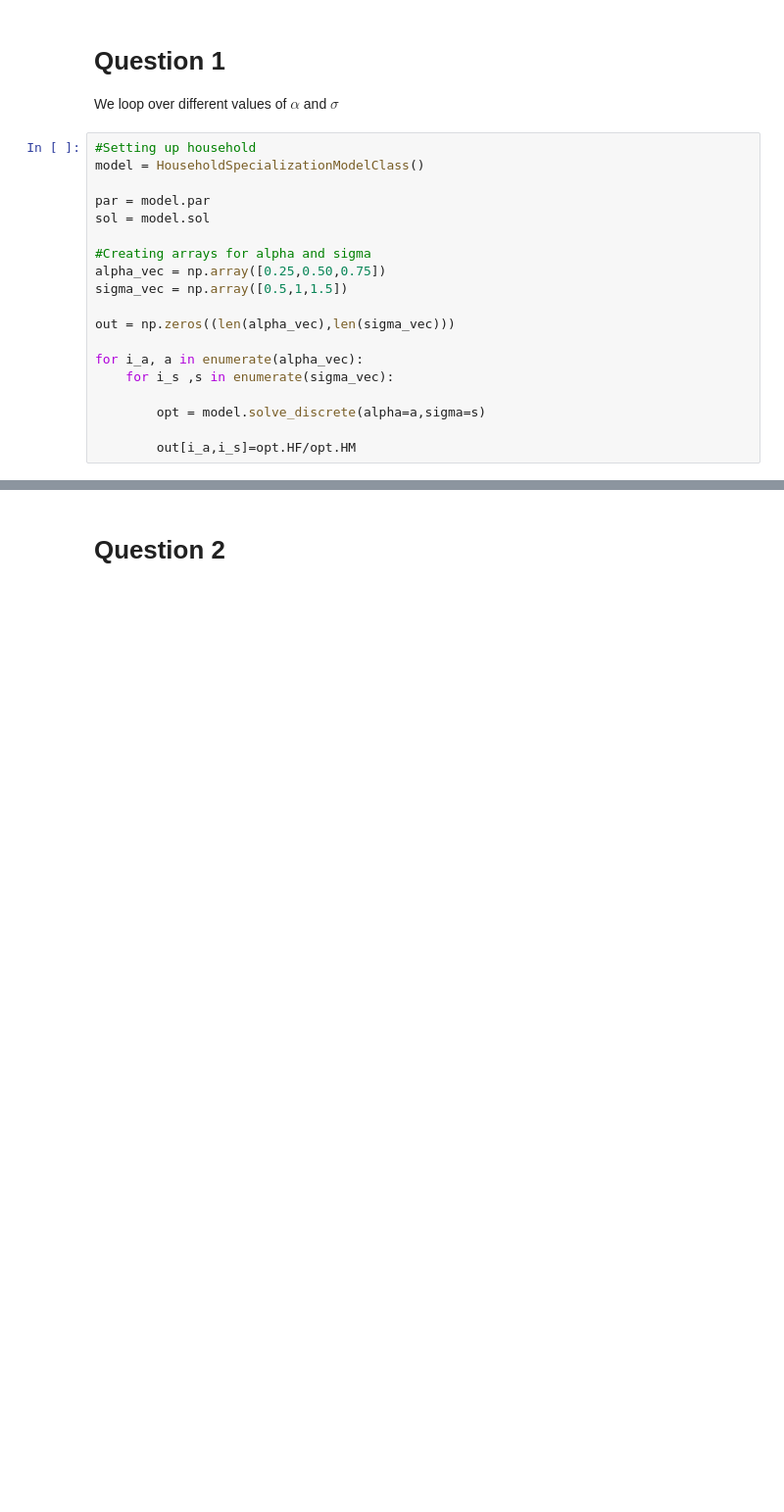
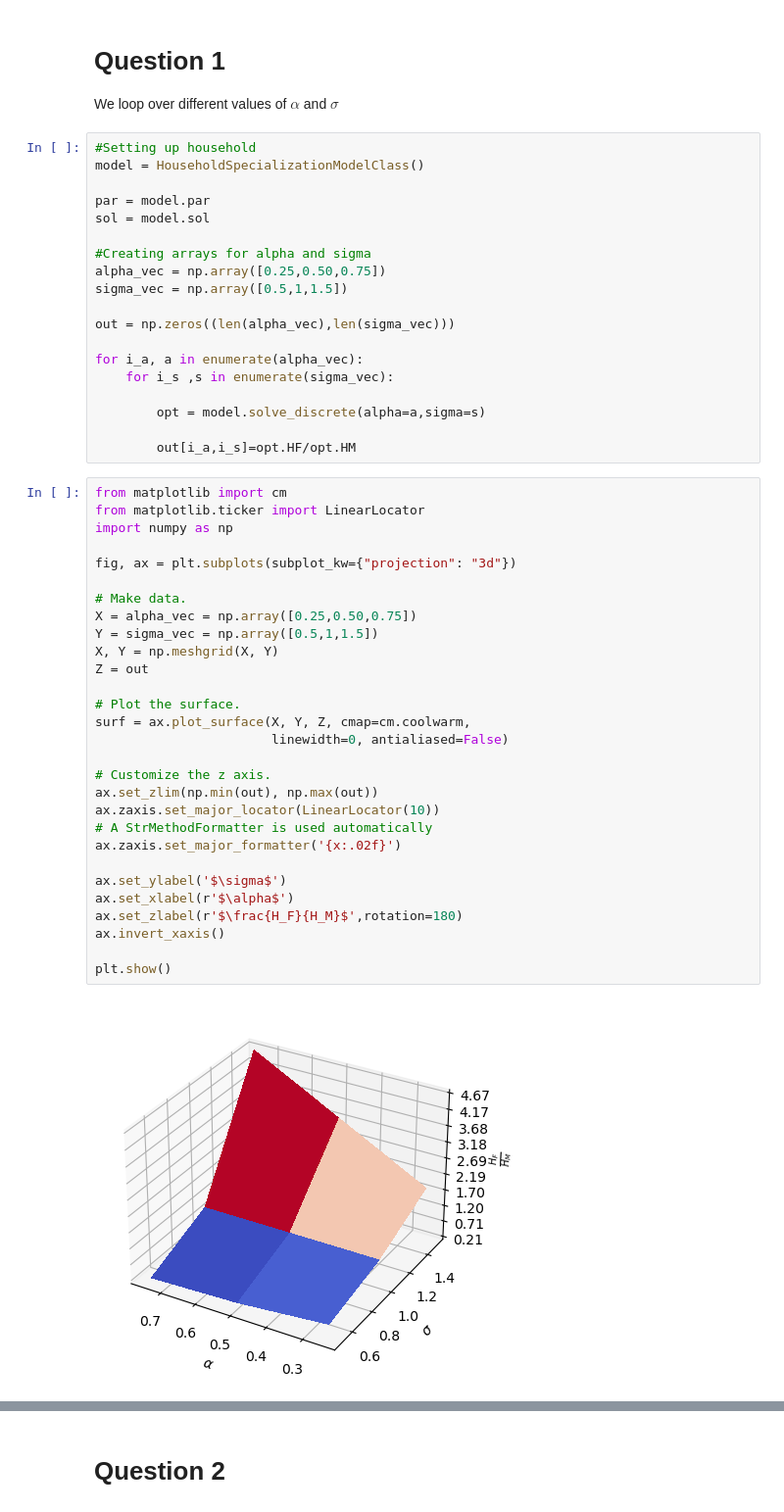
Before and after one commit to NumEconCopenhagen/projects-2023-f-m-r-23, a Jupyter notebook: inauguralproject/Findsen.ipynb, the cells around one changed output, grey strips where cells are left out. Shown at 98% size. Saved outputs shown, nothing was run; the diff lists cells and outputs as text; blank space fills up the shorter version.

```diff
--- a/inauguralproject/Findsen.ipynb
+++ b/inauguralproject/Findsen.ipynb
@@ -29,3 +29,34 @@ for i_a, a in enumerate(alpha_vec):
         opt = model.solve_discrete(alpha=a,sigma=s)
 
         out[i_a,i_s]=opt.HF/opt.HM
+# %%
+from matplotlib import cm
+from matplotlib.ticker import LinearLocator
+import numpy as np
+
+fig, ax = plt.subplots(subplot_kw={"projection": "3d"})
+
+# Make data.
+X = alpha_vec = np.array([0.25,0.50,0.75])
+Y = sigma_vec = np.array([0.5,1,1.5])
+X, Y = np.meshgrid(X, Y)
+Z = out
+
+# Plot the surface.
+surf = ax.plot_surface(X, Y, Z, cmap=cm.coolwarm,
+                       linewidth=0, antialiased=False)
+
+# Customize the z axis.
+ax.set_zlim(np.min(out), np.max(out))
+ax.zaxis.set_major_locator(LinearLocator(10))
+# A StrMethodFormatter is used automatically
+ax.zaxis.set_major_formatter('{x:.02f}')
+
+ax.set_ylabel('$\sigma$')
+ax.set_xlabel(r'$\alpha$')
+ax.set_zlabel(r'$\frac{H_F}{H_M}$',rotation=180)
+ax.invert_xaxis()
+
+plt.show()
+# %% [output]
+[figure, added]
```
Also changed, not shown: parts of 3 cells of this notebook.
